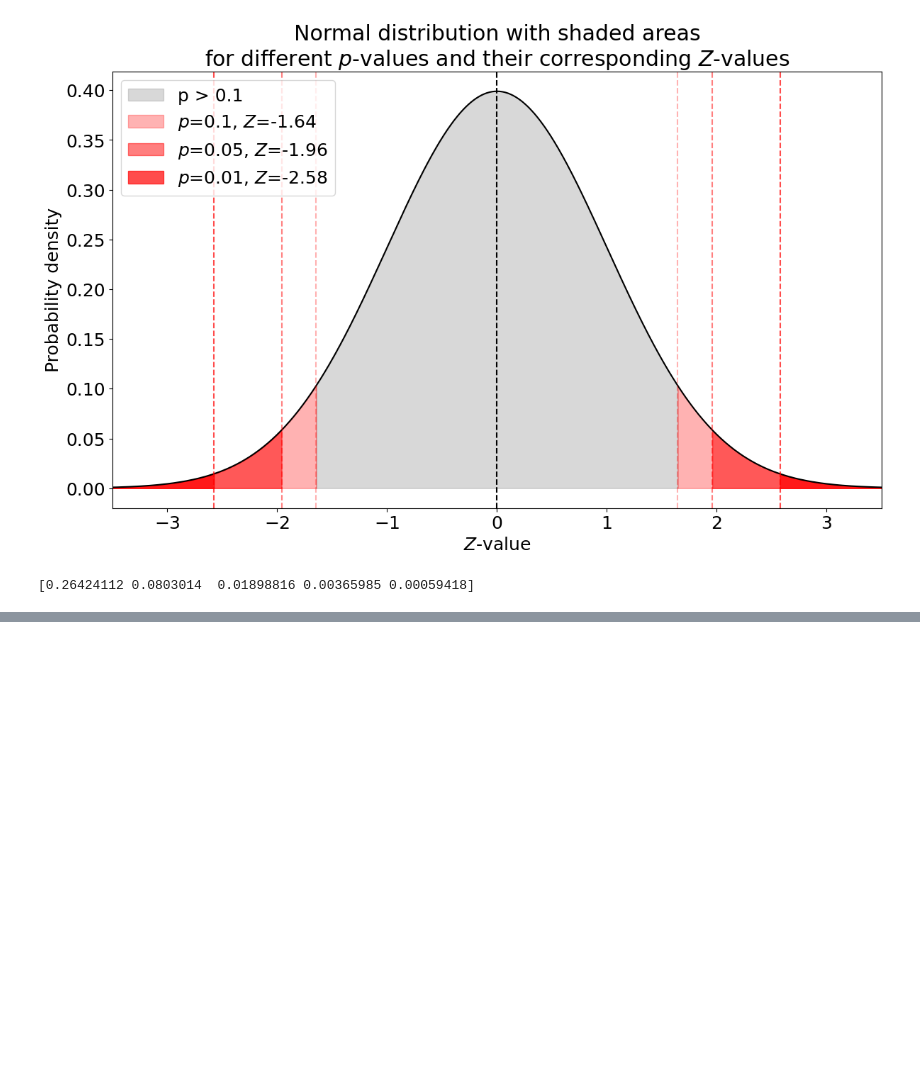
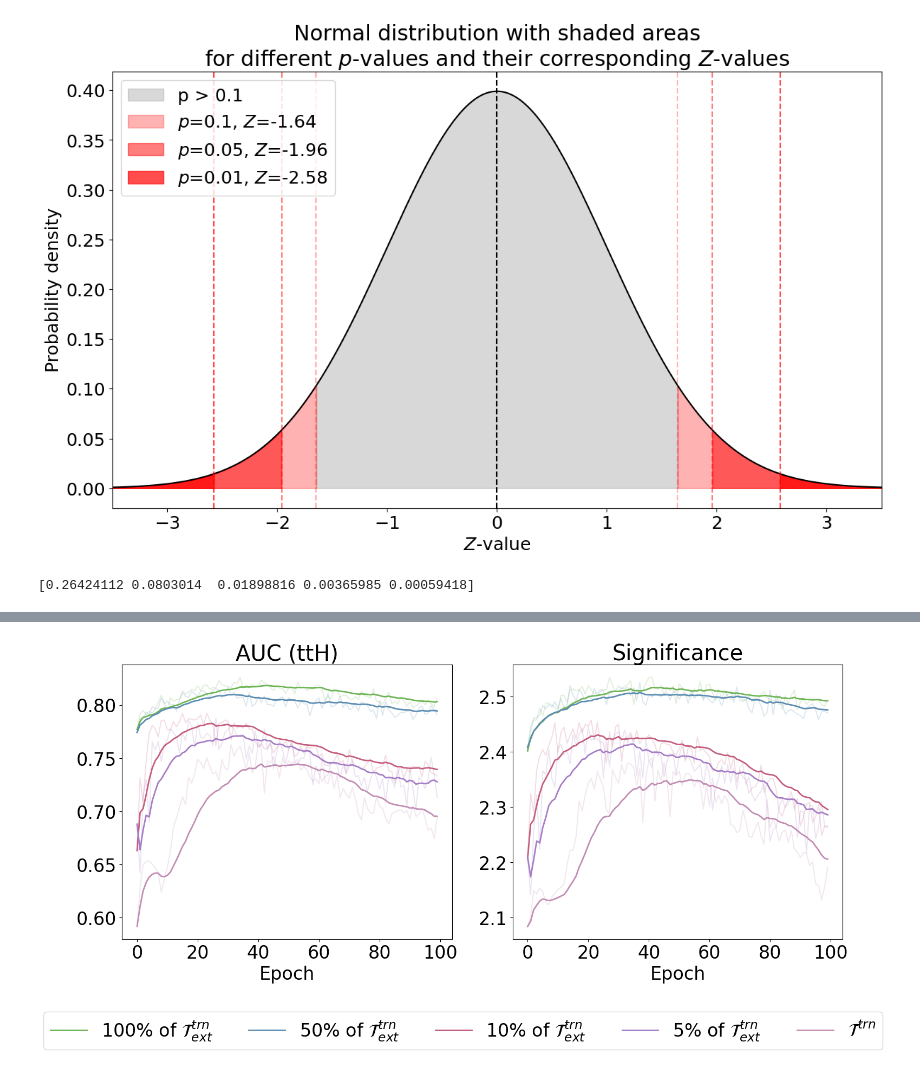
Before and after one commit to elumixor/mtcp, a Jupyter notebook: thesis/generated/generate.ipynb, the cells around one changed output, grey strips where cells are left out. Saved outputs shown, nothing was run; the diff lists cells and outputs as text; code cells hidden in the pictures; blank space fills up the shorter version.

```diff
--- a/thesis/generated/generate.ipynb
+++ b/thesis/generated/generate.ipynb
@@ -105,0 +212,48 @@ print(p_values)
+# %%
+import matplotlib.pyplot as plt
+import pandas as pd
+
+metrics = [
+        ("val/auc_w/ttH", "auc", "AUC (ttH)"),
+        ("sig/significance", "significance", "Significance")
+]
+
+models = [
+    ("transformer-2-100-data-5000-batch", f"100% of {t_ext}"),
+    ("transformer-2-50-data", f"50% of {t_ext}"),
+    ("transformer-2-10-data", f"10% of {t_ext}"),
+    ("transformer-2-5-data", f"5% of {t_ext}"),
+    ("transformer-2", f"{t_trn}"),
+]
+
+n_epochs = 100
+fig, axs = plt.subplots(1, 2, figsize=(15, 7))
+axs = axs.flatten()
+lines = []
+for ax, (metric, filename, title) in zip(axs, metrics):
+    df = pd.read_csv(f"thesis/generated/fraction/{filename}.csv")
+
+    # Print the columns
+    ss = [f"{model} - {metric}" for model, name in models]
+
+    data = [df[s][:n_epochs] for s in ss]
+
+    for d, (model, name), color in zip(data, models, colors):
+        ax.plot(d, alpha=0.2, color=color)
+
+    for d, (model, name), color in zip(data, models, colors):
+        line, = ax.plot(d.ewm(alpha=0.1).mean(), label=name, color=color, linewidth=2)
+        if ax == axs[0]:
+            lines.append(line)
+
+    # Set the title and labels
+    ax.set_title(title)
+    ax.set_xlabel("Epoch")
+
+# Set the legend
+fig.legend(handles=lines, loc='upper center', bbox_to_anchor=(0.5, 0.0), ncol=len(models))
+
+fig.tight_layout()
+fig.savefig(f"thesis/figures/ml/fraction/results.pdf", bbox_inches='tight')
+# %% [output]
+[figure, added]
```
Also changed, not shown: parts of 6 cells of this notebook, 46 other files.
